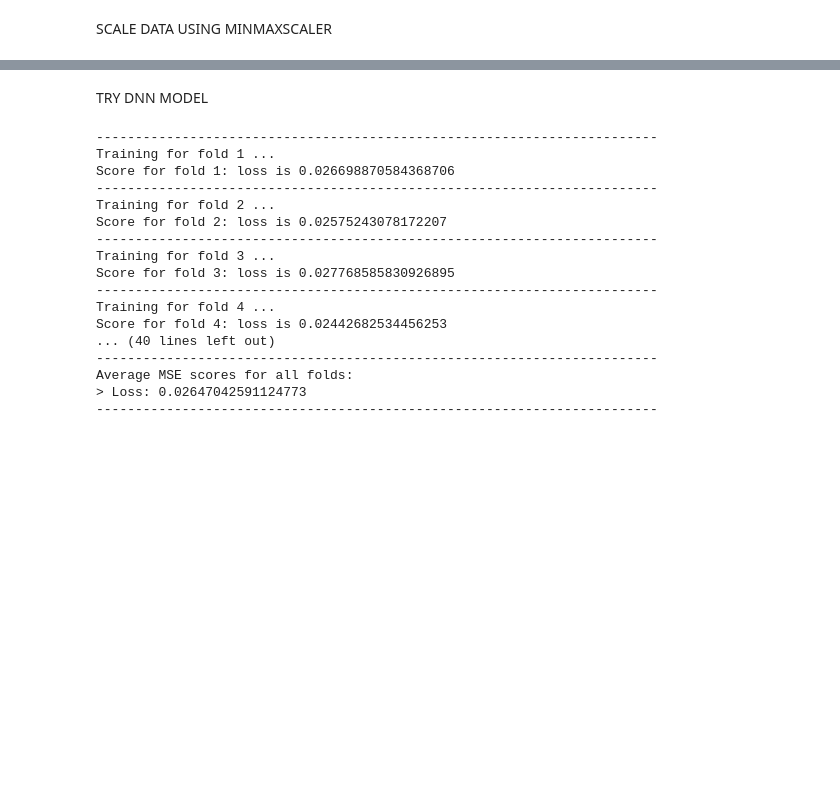
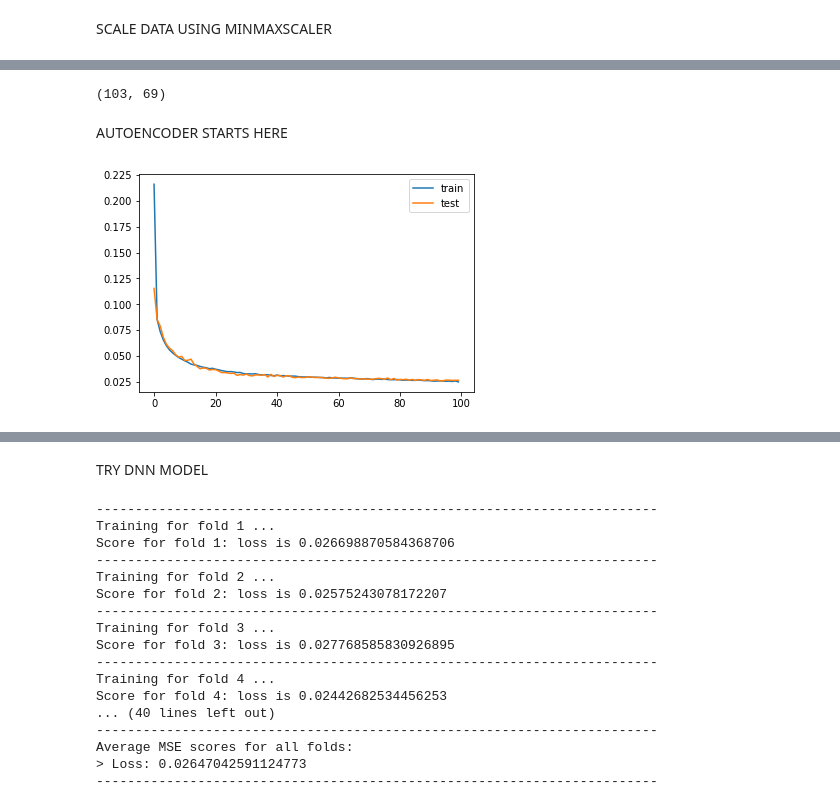
Before and after one commit to ayanoglu/OrtalamaTahmin, a Jupyter notebook: REDGPAmainNEWDATA_Autoencoder.ipynb, the cells around one changed output, grey strips where cells are left out. Cells and saved outputs as stored; diff of their text form; code cells hidden in the pictures; blank space fills up the shorter version.

```diff
--- a/REDGPAmainNEWDATA_Autoencoder.ipynb
+++ b/REDGPAmainNEWDATA_Autoencoder.ipynb
@@ -207,6 +208,6 @@ GPAScaled2 = (GPA - GPA.min()) / (GPA.max() - GPA.min())
 # %%
-DF4_Above25 = DF4[DF4.iloc[:,-1] > 2.5]
-DF4_Below25 = DF4[DF4.iloc[:,-1] <= 2.5]
+DF4_Above25 = DF4[DF4.iloc[:,61] > 2.5]
+DF4_Below25 = DF4[DF4.iloc[:,61] <= 2.5]
 # %%
 DF4_Above25.shape
 # %% [output]
@@ -213,0 +215,6 @@ DF4_Above25.shape
+# %%
+DF4_Below25.shape
+# %% [output]
+(103, 69)
+# %% [markdown]
+AUTOENCODER STARTS HERE
@@ -213,0 +231,57 @@ DF4_Above25.shape
+# %%
+# Keras Functional API Style for Deep Learning
+
+# number of input columns
+n_inputs = DF4.shape[1]
+
+
+# scale data
+t = MinMaxScaler()
+t.fit(DF4_Above25)
+DF4_Above25scld = t.transform(DF4_Above25)
+DF4_Below25scld = t.transform(DF4_Below25)
+
+
+# define encoder
+visible = Input(shape=(n_inputs,))
+# encoder level 1
+e = Dense(n_inputs*2)(visible)
+e = BatchNormalization()(e)
+e = LeakyReLU()(e)
+# encoder level 2
+e = Dense(n_inputs)(e)
+e = BatchNormalization()(e)
+e = LeakyReLU()(e)
+# bottleneck
+n_bottleneck = round(float(n_inputs) / 2.0)
+bottleneck = Dense(n_bottleneck)(e)
+# define decoder, level 1
+d = Dense(n_inputs)(bottleneck)
+d = BatchNormalization()(d)
+d = LeakyReLU()(d)
+# decoder level 2
+d = Dense(n_inputs*2)(d)
+d = BatchNormalization()(d)
+d = LeakyReLU()(d)
+# output layer
+output = Dense(n_inputs, activation='linear')(d)
+# define autoencoder model
+model = Model(inputs=visible, outputs=output)
+# compile autoencoder model
+model.compile(optimizer='adam', loss='mse')
+# plot the autoencoder
+plot_model(model, 'autoencoder_no_compress.png', show_shapes=True)
+# fit the autoencoder model to reconstruct input
+history = model.fit(DF4_Above25scld, DF4_Above25scld, epochs=100, batch_size=16, verbose=0, validation_data=(DF4_Below25scld, DF4_Below25scld))
+# plot loss
+pyplot.plot(history.history['loss'], label='train')
+pyplot.plot(history.history['val_loss'], label='test')
+pyplot.legend()
+pyplot.show()
+# define an encoder model (without the decoder)
+encoder = Model(inputs=visible, outputs=bottleneck)
+plot_model(encoder, 'encoder_no_compress.png', show_shapes=True)
+# save the encoder to file
+encoder.save('encoder.h5')
+# %% [output]
+[figure, added]
```
Also changed, not shown: parts of 13 cells of this notebook.
